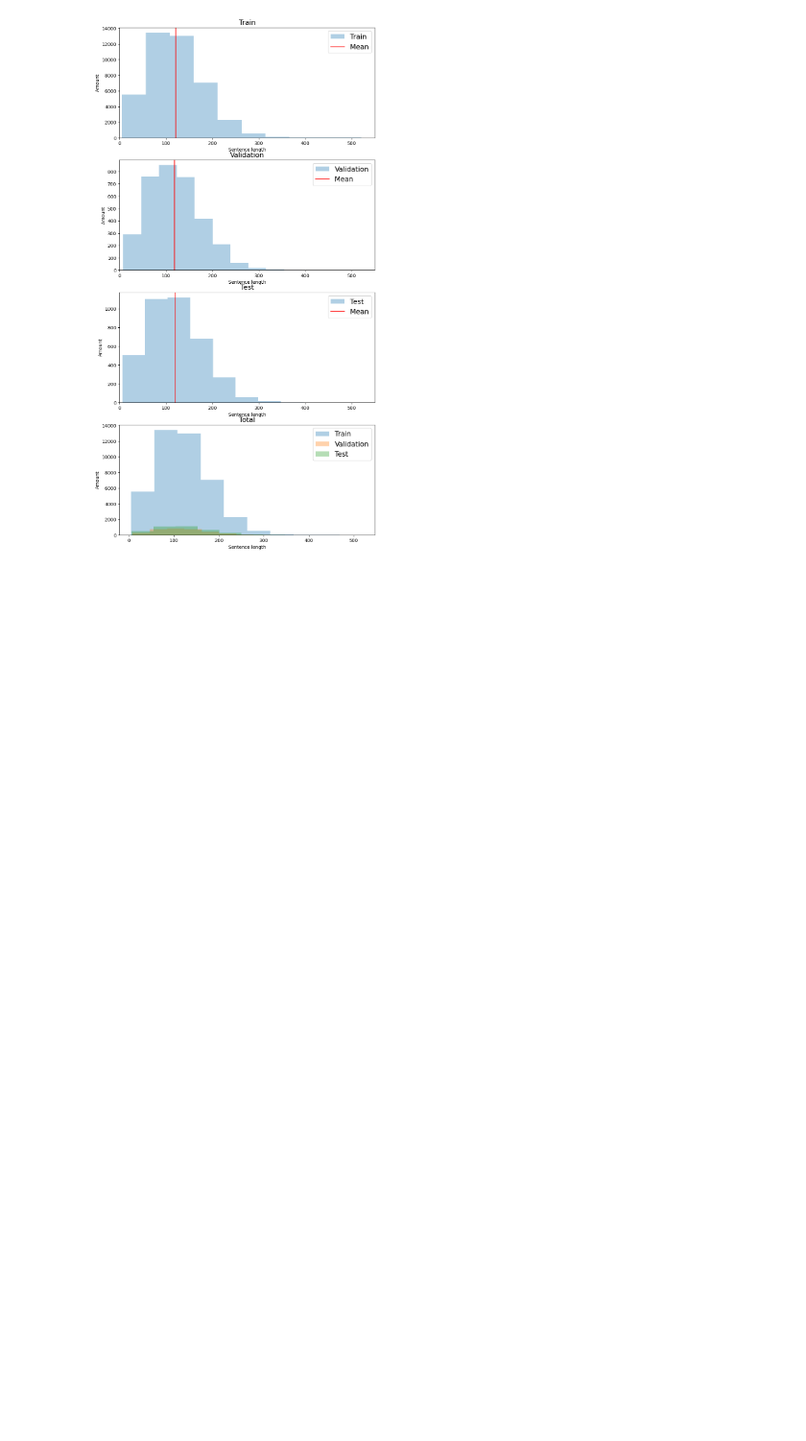
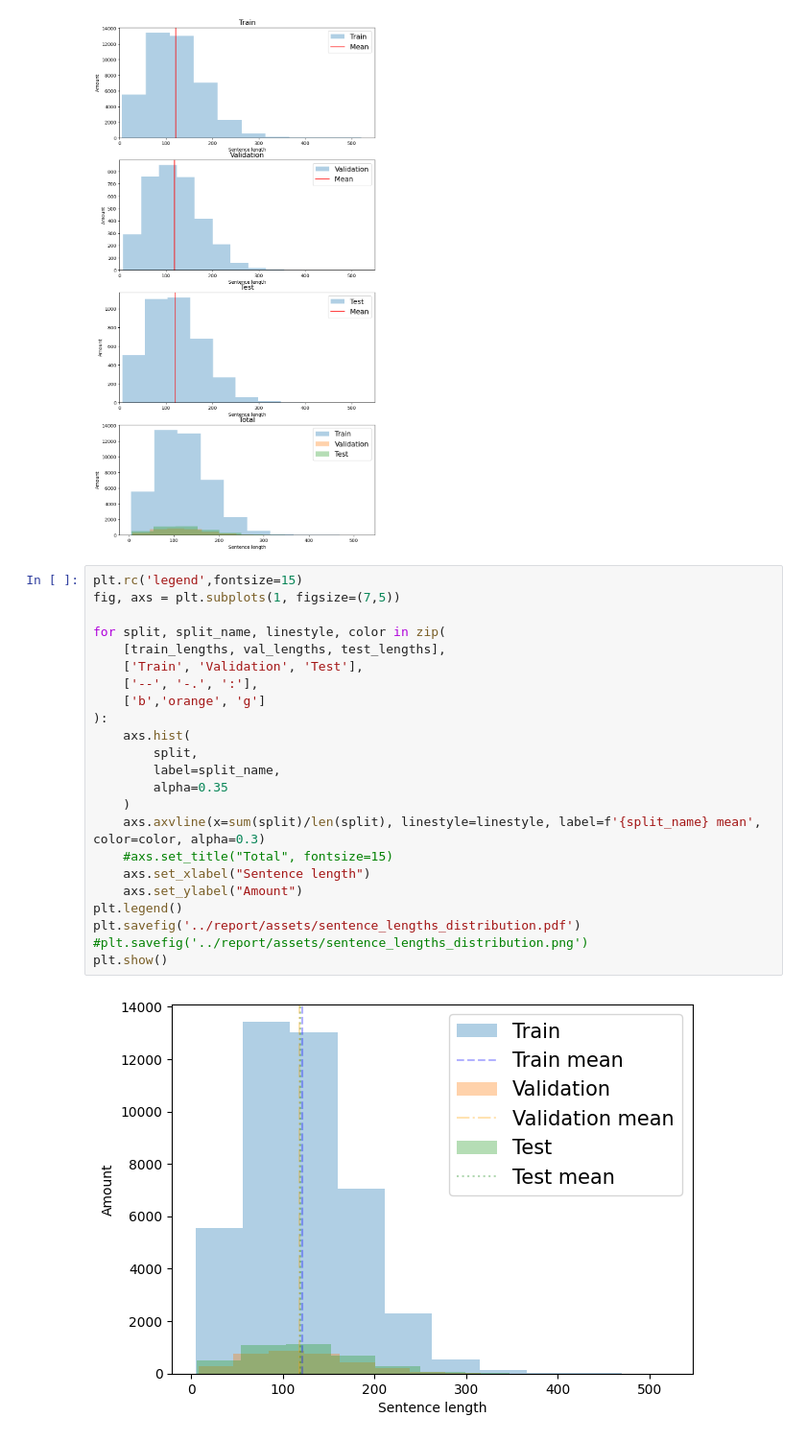
Before and after one commit to fedeizzo/languageModelling, a Jupyter notebook: notebooks/dataset_analysis.ipynb, the cells around one changed output. Shown at 96% size. Drawn from its saved outputs; the diff is of its cells as text; blank space fills up the shorter version.

```diff
--- a/notebooks/dataset_analysis.ipynb
+++ b/notebooks/dataset_analysis.ipynb
@@ -260,3 +262,28 @@ plt.savefig('../assets/sentence_lengths_distribution.png')
 plt.show()
 # %% [output]
 [figure]
+# %%
+plt.rc('legend',fontsize=15)
+fig, axs = plt.subplots(1, figsize=(7,5))
+
+for split, split_name, linestyle, color in zip(
+    [train_lengths, val_lengths, test_lengths],
+    ['Train', 'Validation', 'Test'],
+    ['--', '-.', ':'],
+    ['b','orange', 'g']
+):
+    axs.hist(
+        split,
+        label=split_name,
+        alpha=0.35
+    )
+    axs.axvline(x=sum(split)/len(split), linestyle=linestyle, label=f'{split_name} mean', color=color, alpha=0.3)
+    #axs.set_title("Total", fontsize=15)
+    axs.set_xlabel("Sentence length")
+    axs.set_ylabel("Amount")
+plt.legend()
+plt.savefig('../report/assets/sentence_lengths_distribution.pdf')
+#plt.savefig('../report/assets/sentence_lengths_distribution.png')
+plt.show()
+# %% [output]
+[figure, added]
```
Also changed, not shown: parts of 7 cells of this notebook, 34 other files.
